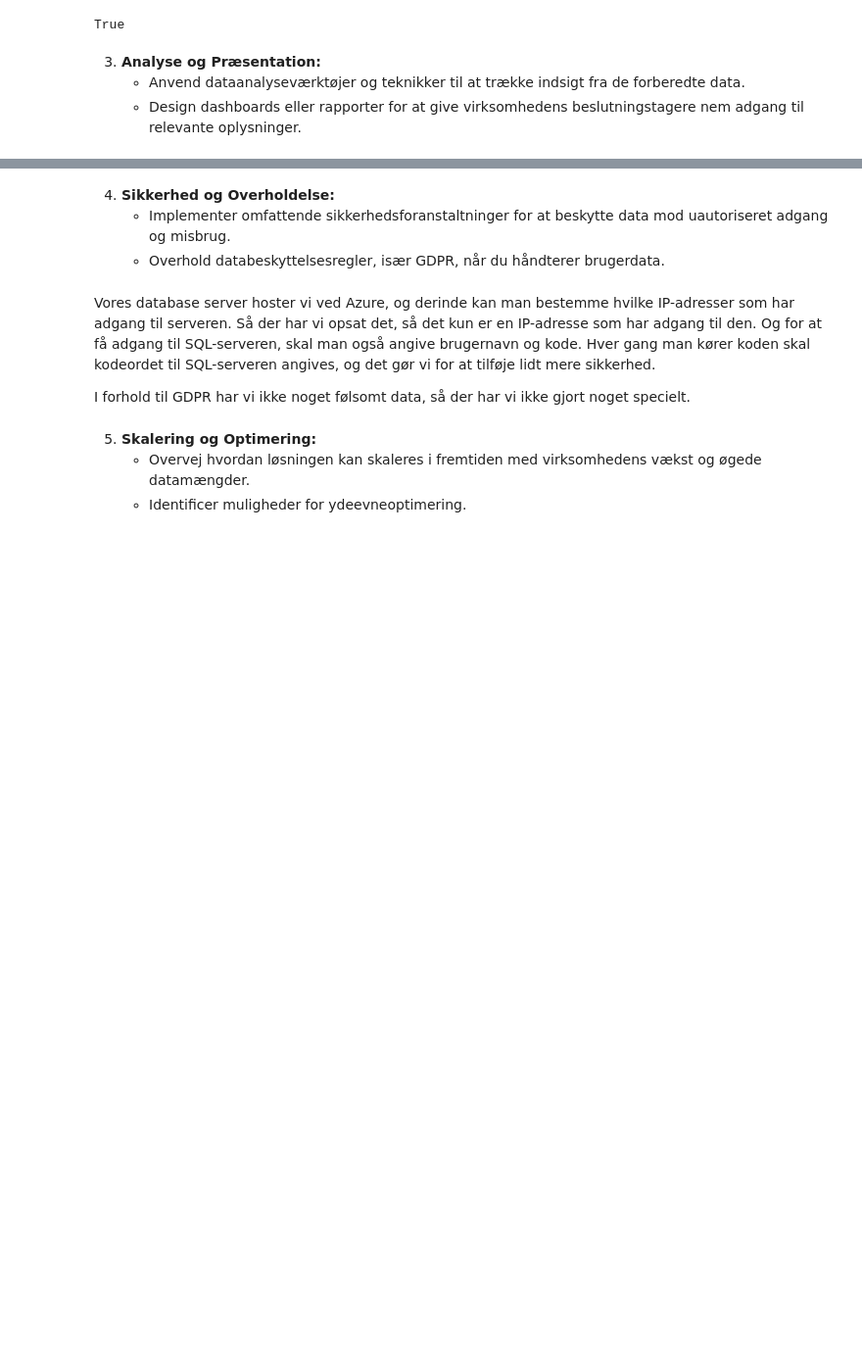
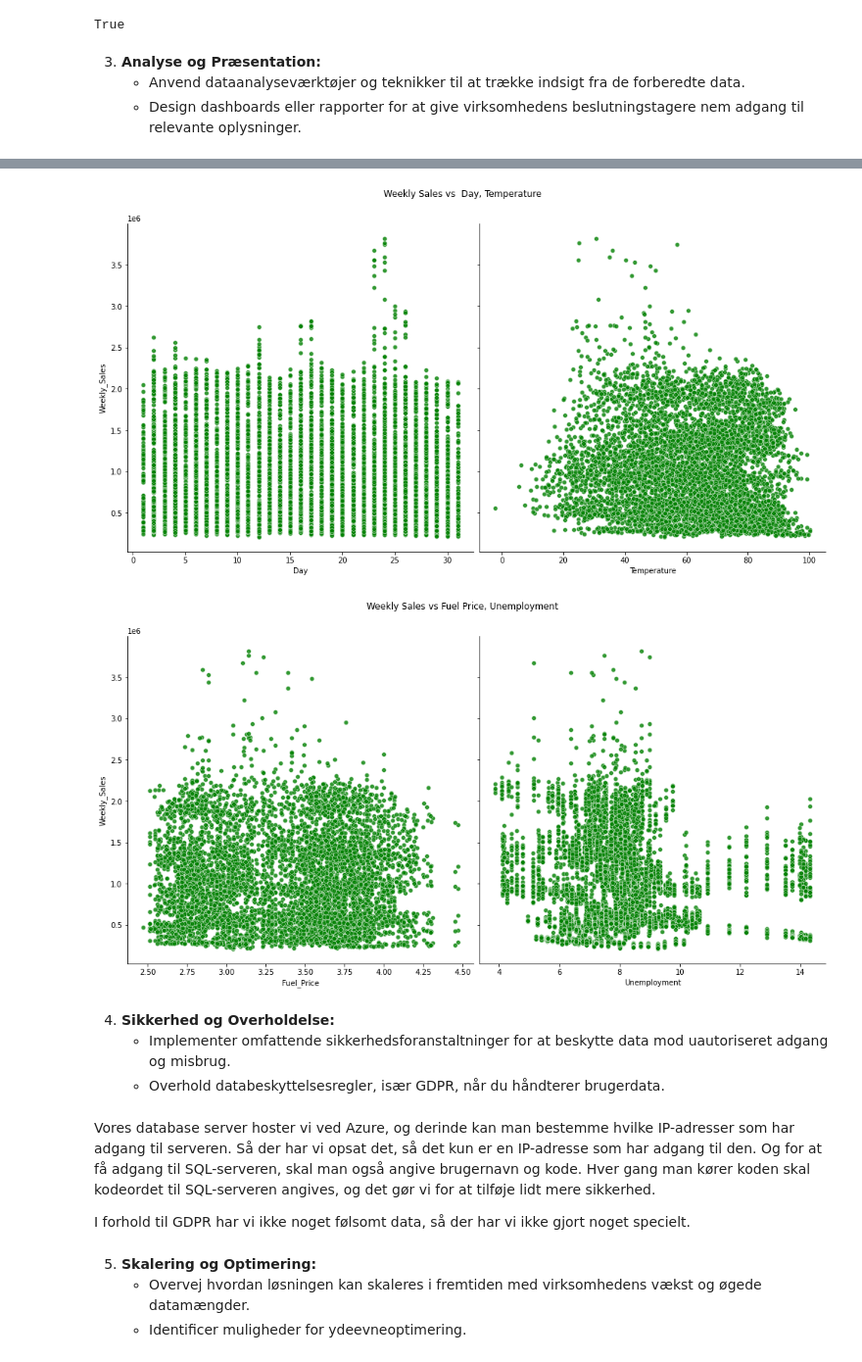
Before and after one commit to Seb1805/PythonThiccData, a Jupyter notebook: Big data Assignment.ipynb, the cells around one changed output, grey strips where cells are left out. Shown at 98% size. Cells and saved outputs as stored; diff of their text form; code cells hidden in the pictures; blank space fills up the shorter version.

```diff
--- a/Big data Assignment.ipynb
+++ b/Big data Assignment.ipynb
@@ -140,16 +133,6 @@ True
    - Anvend dataanalyseværktøjer og teknikker til at trække indsigt fra de forberedte data.
    - Design dashboards eller rapporter for at give virksomhedens beslutningstagere nem adgang til relevante oplysninger.
 # %%
-
-import seaborn as sns
-import pyodbc
-import pandas as pd
-import matplotlib.pyplot as plt
-import dash
-import dash_html_components as html
-from PIL import Image
-
-password = getpass.getpass()
 conn_str = "DRIVER={ODBC Driver 17 for SQL Server};" + f'SERVER=tcp:nextchsolutions.database.windows.net,1433;DATABASE=NexTechSolutions;UID=ktfs;PWD={password};Encrypt=yes;TrustServerCertificate=no;Connection Timeout=60;'
 conn = pyodbc.connect(conn_str)
 query = '''
@@ -190,3 +190,5 @@ TypeError: argument 1 must be a string or unicode object
+[figure, added]
+[figure, added]
 # %% [markdown]
 4. **Sikkerhed og Overholdelse:**
    - Implementer omfattende sikkerhedsforanstaltninger for at beskytte data mod uautoriseret adgang og misbrug.
```
Also changed, not shown: parts of 4 cells of this notebook.
